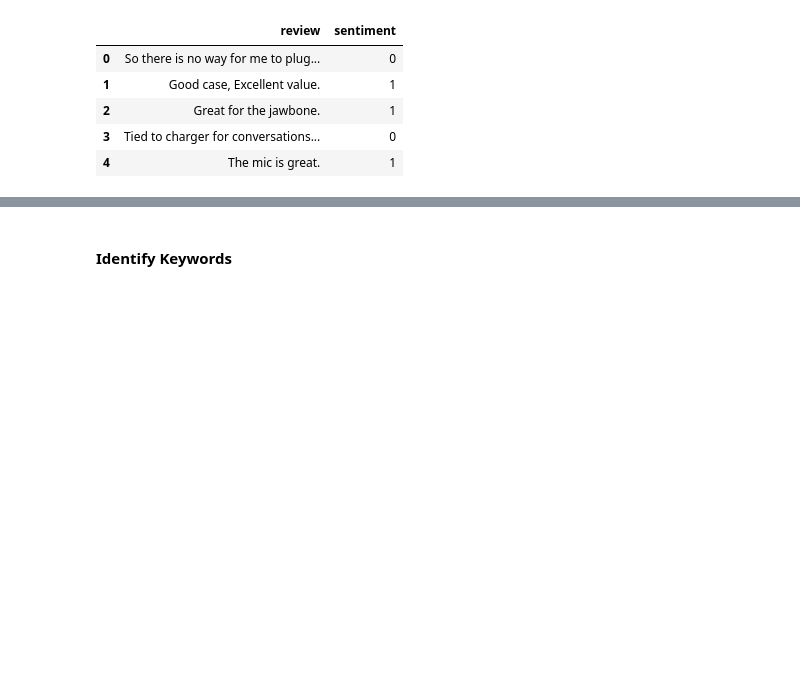
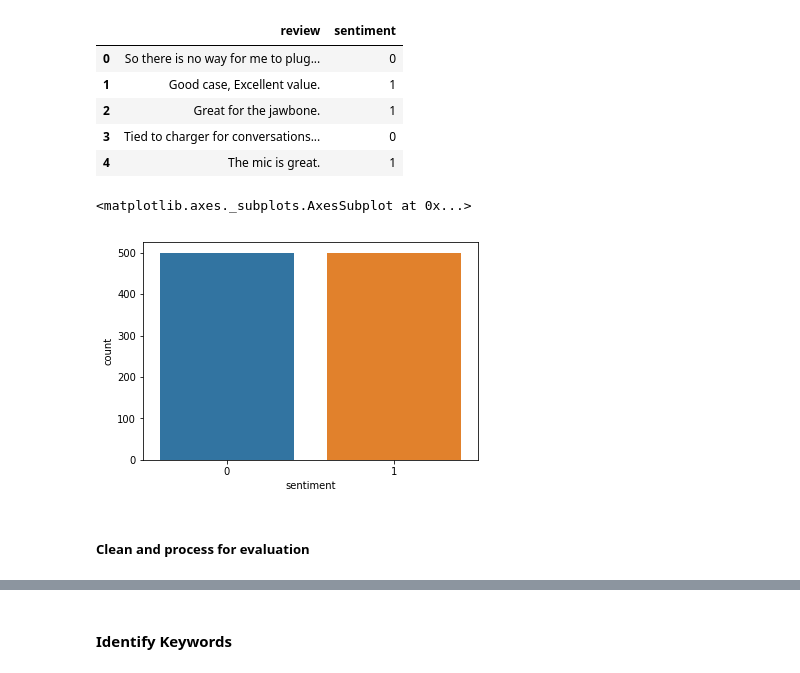
Before and after one commit to cullinap/thinkful, a Jupyter notebook: sentiment_analysis.ipynb, the cells around one changed output, grey strips where cells are left out. Saved outputs shown, nothing was run; the diff lists cells and outputs as text; code cells hidden in the pictures; blank space fills up the shorter version.

```diff
--- a/sentiment_analysis.ipynb
+++ b/sentiment_analysis.ipynb
@@ -27,3 +29,10 @@ amzn_raw.head()
 | 2 | Great for the jawbone. | 1 |
 | 3 | Tied to charger for conversations... | 0 |
 | 4 | The mic is great. | 1 |
+# %%
+sns.countplot(amzn_raw.sentiment)
+# %% [output]
+<matplotlib.axes._subplots.AxesSubplot at 0x...>
+[figure, added]
+# %% [markdown]
+##### Clean and process for evaluation
```
Also changed, not shown: parts of 44 cells of this notebook, 1 other file.
